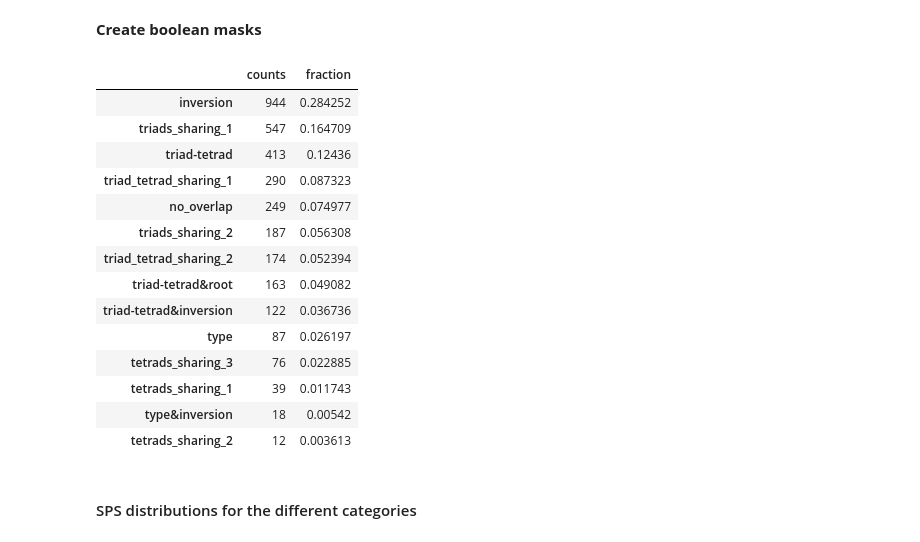
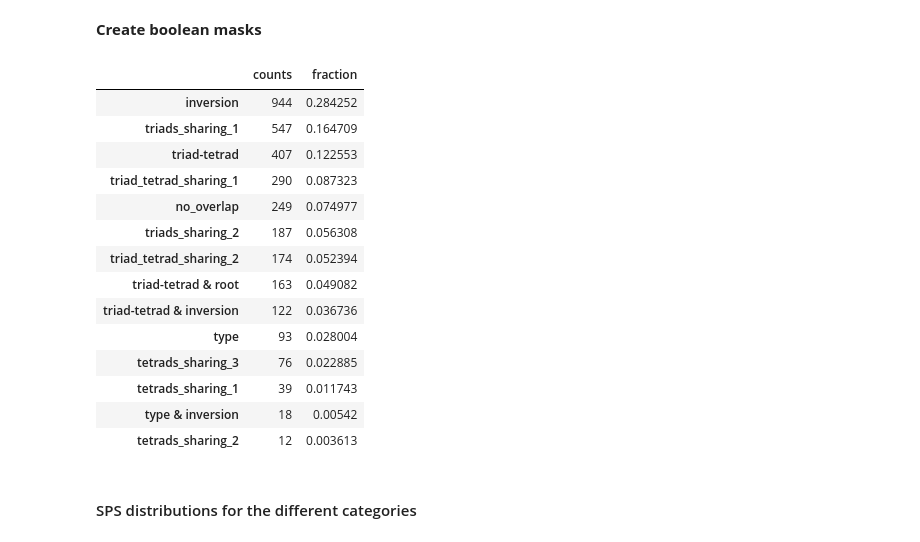
Before and after one commit to DCMLab/chord-eval, a Jupyter notebook: NoteBooks/categorizing_divergences.ipynb, the cells around one changed output. Cells and saved outputs as stored; diff of their text form; code cells hidden in the pictures.

Commit message:
corrected triad-tetrad category

```diff
--- a/NoteBooks/categorizing_divergences.ipynb
+++ b/NoteBooks/categorizing_divergences.ipynb
@@ -9,6 +9,8 @@ sys.path.append(os.path.abspath('../python_scripts/'))
 from data_types import ChordType, PitchType
 from utils import get_chord_pitches
 from constants import TRIAD_REDUCTION
+pd.set_option('display.max_rows', 1000)
+pd.set_option('display.max_columns', 500)
 
 def vc(S):
     """Value counts & normalized column"""
@@ -122,46 +125,46 @@ diverging_inv = same_root & same_type
 diverging_type = same_root & same_inversion
 # %%
 ctgs = pd.Series(index=df.index, dtype='string', name='divergence')
-triad_tetrad = same_root & same_type_reduced
+triad_tetrad = same_root & same_type_reduced & (df.triad1 != df.triad2) # the latter part was missing in the first version of the plots. It ensures that only one is a triad
 triad_tetrad_root = overlap == 1
 both_triads = df.triad1 & df.triad2
 selectors = (
     ('inversion', diverging_inv),
-    ('triad-tetrad', triad_tetrad&same_inversion),
-    ('triad-tetrad&inversion', triad_tetrad&~same_inversion),
+    ('triad-tetrad', triad_tetrad & same_inversion),
+    ('triad-tetrad & inversion', triad_tetrad & ~same_inversion),
     ('type', diverging_type),
-    ('type&inversion', same_root),
-    ('triad-tetrad&root', triad_tetrad_root),
+    ('type & inversion', same_root),
+    ('triad-tetrad & root', triad_tetrad_root),
     ('no_overlap', overlap == 0),
     ('tetrads_sharing_3', overlap == 3/4),
     ('tetrads_sharing_2', overlap == 1/2),
     ('tetrads_sharing_1', overlap== 1/4),
     ('triads_sharing_2',  (overlap == Fraction(2,3)) & both_triads),
     ('triad_tetrad_sharing_2', (overlap == Fraction(2,3)) & ~both_triads),
     ('triads_sharing_1', (overlap == Fraction(1,3)) & both_triads),
     ('triad_tetrad_sharing_1', (overlap == Fraction(1,3)) & ~both_triads),
     )
 for c, sel in selectors:
     ctgs = ctgs.where(ctgs.notna(), sel.map({True: c, False: pd.NA}))
 ## Now, fill in the uncategorized with the fraction of diverging notes
 tbt_rel = transform(df, tbt_relaxed_cacheable, ['pc1', 'pc2', 'type1', 'type2'], as_distance=True)
 ctgs = ctgs.where(ctgs.notna(), tbt_rel.astype(str))
 vc(ctgs)
 # %% [output]
 |  | counts | fraction |
 | inversion | 944 | 0.284252 |
 | triads_sharing_1 | 547 | 0.164709 |
-| triad-tetrad | 413 | 0.12436 |
+| triad-tetrad | 407 | 0.122553 |
 | triad_tetrad_sharing_1 | 290 | 0.087323 |
 | no_overlap | 249 | 0.074977 |
 | triads_sharing_2 | 187 | 0.056308 |
 | triad_tetrad_sharing_2 | 174 | 0.052394 |
-| triad-tetrad&root | 163 | 0.049082 |
-| triad-tetrad&inversion | 122 | 0.036736 |
-| type | 87 | 0.026197 |
+| triad-tetrad & root | 163 | 0.049082 |
+| triad-tetrad & inversion | 122 | 0.036736 |
+| type | 93 | 0.028004 |
 | tetrads_sharing_3 | 76 | 0.022885 |
 | tetrads_sharing_1 | 39 | 0.011743 |
-| type&inversion | 18 | 0.00542 |
+| type & inversion | 18 | 0.00542 |
 | tetrads_sharing_2 | 12 | 0.003613 |
 # %% [markdown]
 #### SPS distributions for the different categories
```
Also changed, not shown: parts of 12 cells of this notebook, 3 other files.
